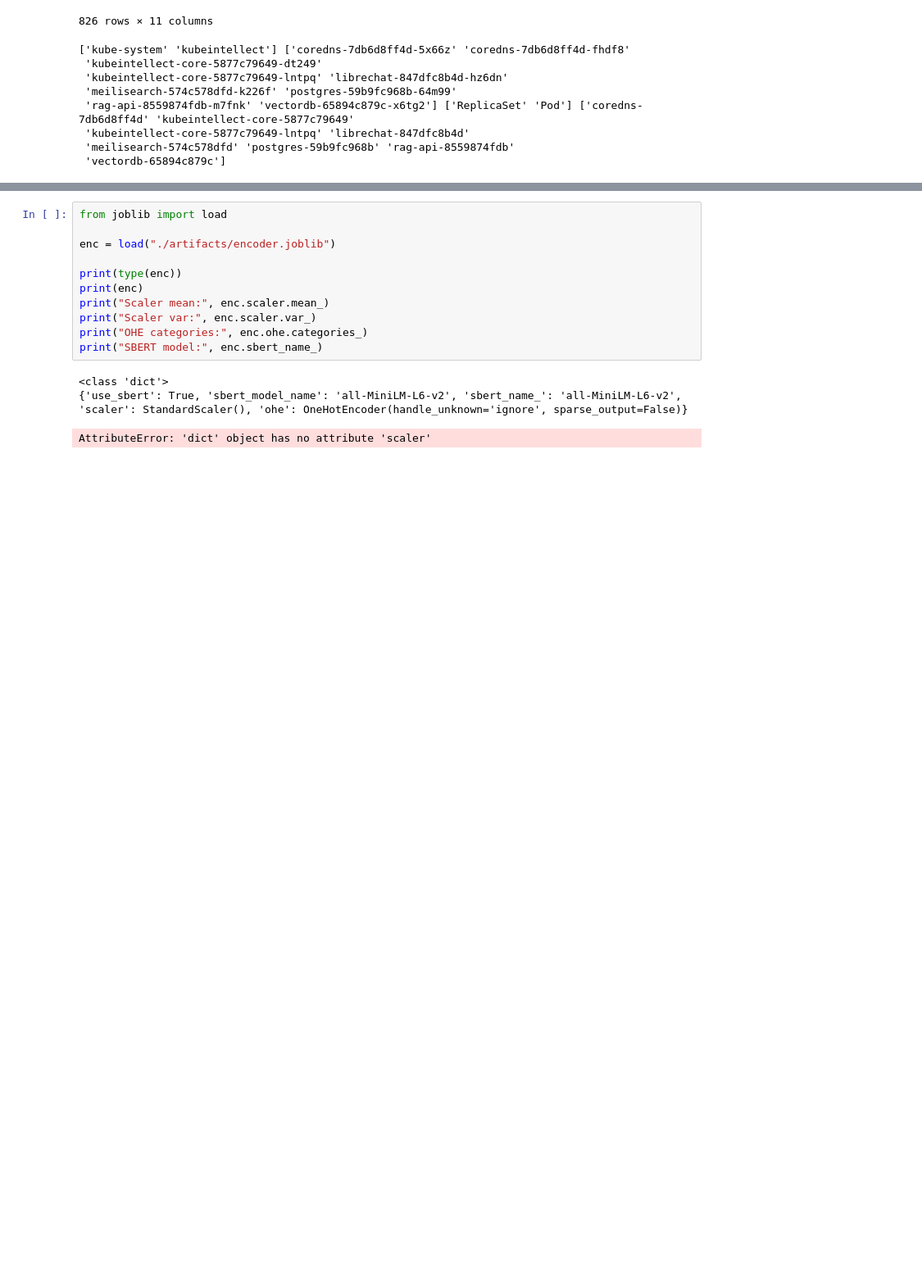
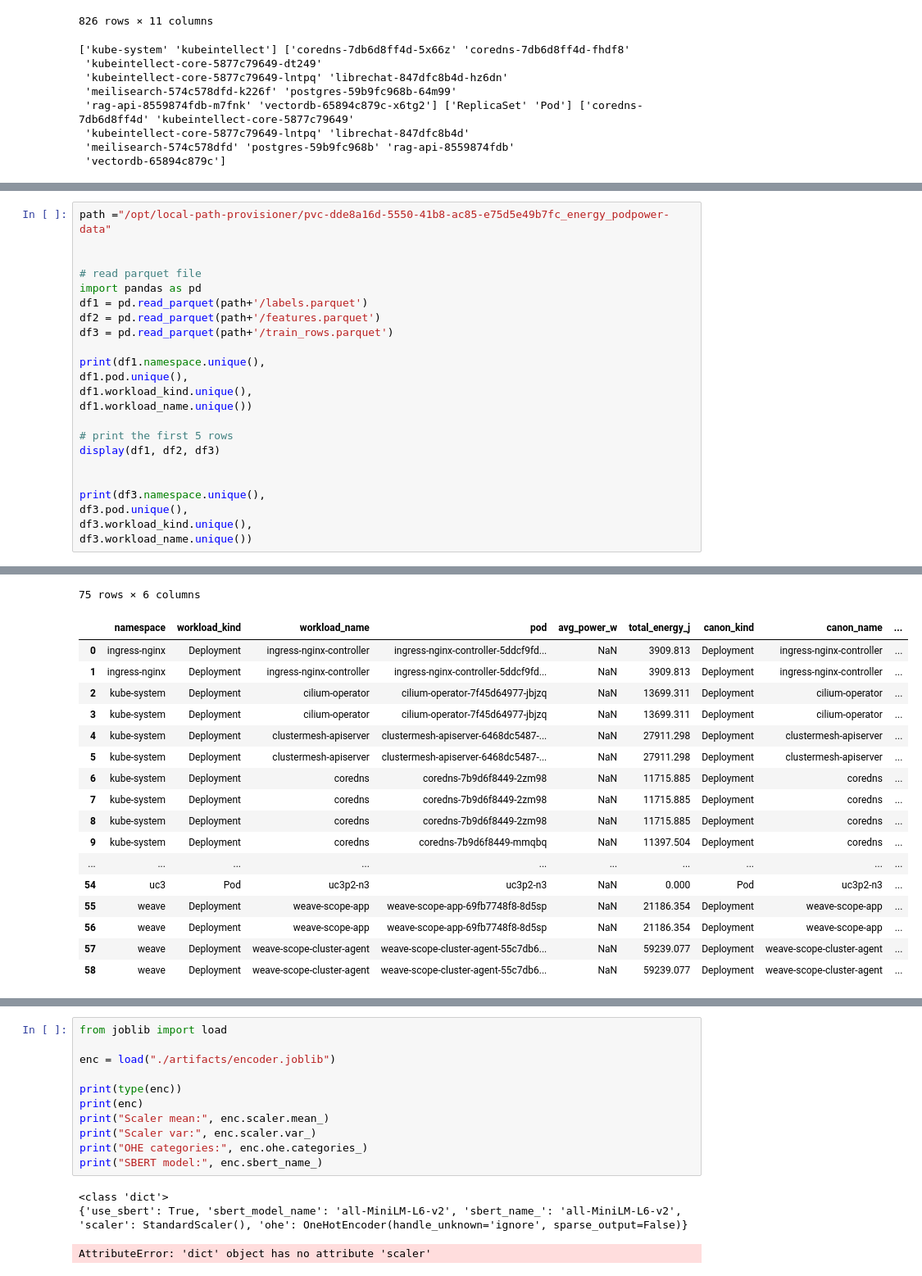
Before and after one commit to MSKazemi/k8sPodPCP, a Jupyter notebook: data_analysis.ipynb, the cells around one changed output, grey strips where cells are left out. Shown: that part at 82% size. Drawn from its saved outputs; the diff is of its cells as text; blank space fills up the shorter version.

```diff
--- a/data_analysis.ipynb
+++ b/data_analysis.ipynb
@@ -83,0 +106,24 @@ df3.workload_name.unique())
+# %%
+path ="/opt/local-path-provisioner/pvc-dde8a16d-5550-41b8-ac85-e75d5e49b7fc_energy_podpower-data"
+
+
+# read parquet file
+import pandas as pd
+df1 = pd.read_parquet(path+'/labels.parquet')
+df2 = pd.read_parquet(path+'/features.parquet')
+df3 = pd.read_parquet(path+'/train_rows.parquet')
+
+print(df1.namespace.unique(),
+df1.pod.unique(),
+df1.workload_kind.unique(),
+df1.workload_name.unique())
+
+# print the first 5 rows
+display(df1, df2, df3)
+
+
+print(df3.namespace.unique(),
+df3.pod.unique(),
+df3.workload_kind.unique(),
+df3.workload_name.unique())
+# %% [output]
@@ -83,0 +176,18 @@ df3.workload_name.unique())
+75 rows × 6 columns
+|  | namespace | workload_kind | workload_name | pod | avg_power_w | total_energy_j | canon_kind | canon_name | ... |
+| 0 | ingress-nginx | Deployment | ingress-nginx-controller | ingress-nginx-controller-5ddcf9fd... | NaN | 3909.813 | Deployment | ingress-nginx-controller | ... |
+| 1 | ingress-nginx | Deployment | ingress-nginx-controller | ingress-nginx-controller-5ddcf9fd... | NaN | 3909.813 | Deployment | ingress-nginx-controller | ... |
+| 2 | kube-system | Deployment | cilium-operator | cilium-operator-7f45d64977-jbjzq | NaN | 13699.311 | Deployment | cilium-operator | ... |
+| 3 | kube-system | Deployment | cilium-operator | cilium-operator-7f45d64977-jbjzq | NaN | 13699.311 | Deployment | cilium-operator | ... |
+| 4 | kube-system | Deployment | clustermesh-apiserver | clustermesh-apiserver-6468dc5487-... | NaN | 27911.298 | Deployment | clustermesh-apiserver | ... |
+| 5 | kube-system | Deployment | clustermesh-apiserver | clustermesh-apiserver-6468dc5487-... | NaN | 27911.298 | Deployment | clustermesh-apiserver | ... |
+| 6 | kube-system | Deployment | coredns | coredns-7b9d6f8449-2zm98 | NaN | 11715.885 | Deployment | coredns | ... |
+| 7 | kube-system | Deployment | coredns | coredns-7b9d6f8449-2zm98 | NaN | 11715.885 | Deployment | coredns | ... |
+| 8 | kube-system | Deployment | coredns | coredns-7b9d6f8449-2zm98 | NaN | 11715.885 | Deployment | coredns | ... |
+| 9 | kube-system | Deployment | coredns | coredns-7b9d6f8449-mmqbq | NaN | 11397.504 | Deployment | coredns | ... |
+| ... | ... | ... | ... | ... | ... | ... | ... | ... | ... |
+| 54 | uc3 | Pod | uc3p2-n3 | uc3p2-n3 | NaN | 0.000 | Pod | uc3p2-n3 | ... |
+| 55 | weave | Deployment | weave-scope-app | weave-scope-app-69fb7748f8-8d5sp | NaN | 21186.354 | Deployment | weave-scope-app | ... |
+| 56 | weave | Deployment | weave-scope-app | weave-scope-app-69fb7748f8-8d5sp | NaN | 21186.354 | Deployment | weave-scope-app | ... |
+| 57 | weave | Deployment | weave-scope-cluster-agent | weave-scope-cluster-agent-55c7db6... | NaN | 59239.077 | Deployment | weave-scope-cluster-agent | ... |
+| 58 | weave | Deployment | weave-scope-cluster-agent | weave-scope-cluster-agent-55c7db6... | NaN | 59239.077 | Deployment | weave-scope-cluster-agent | ... |
```
Also changed, not shown: parts of 3 cells of this notebook, 5 other files.
